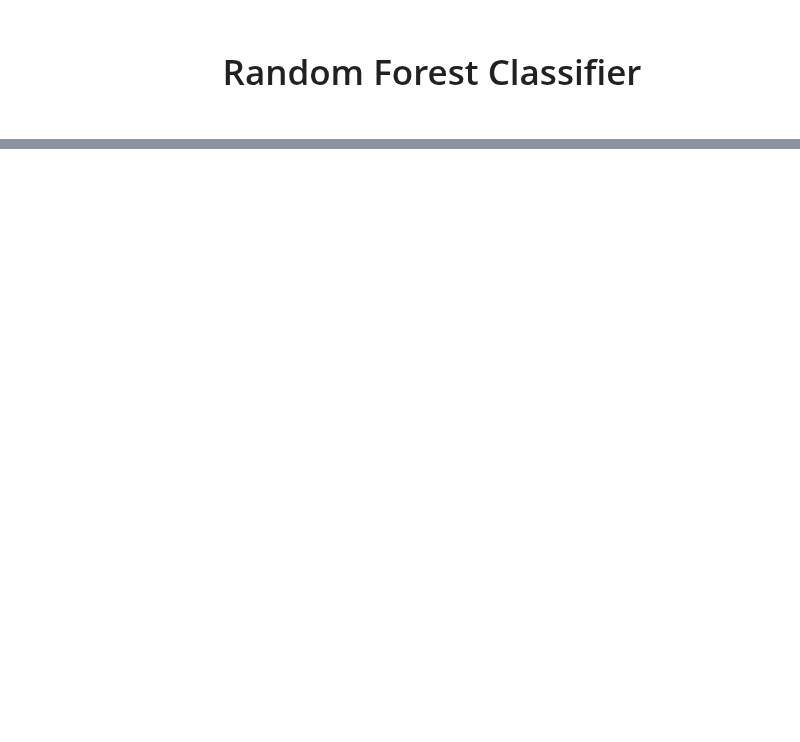
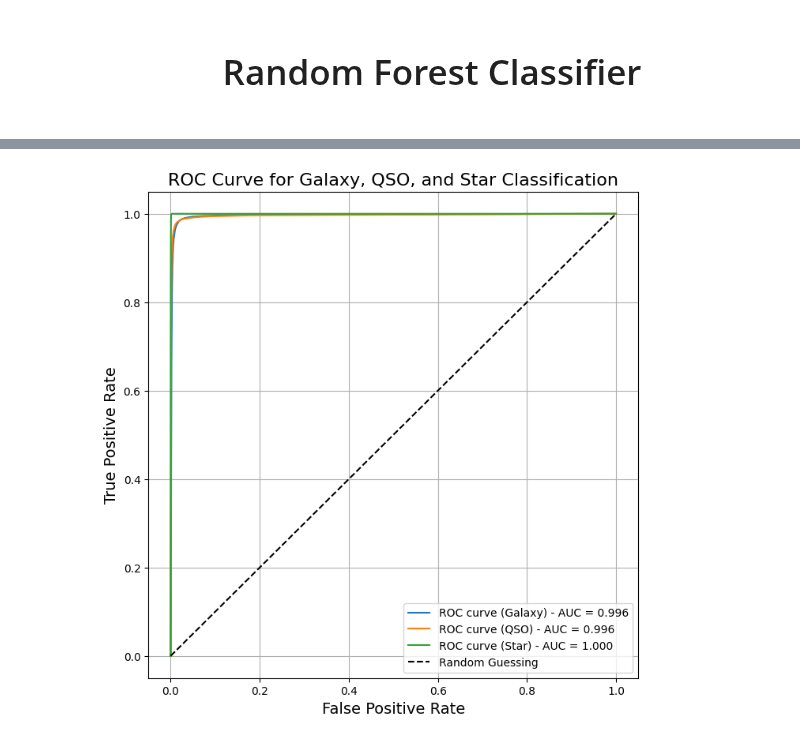
Before and after one commit to Mortti11/Deep_Learning, a Jupyter notebook: classification/RandomForest.ipynb, the cells around one changed output, grey strips where cells are left out. Saved outputs shown, nothing was run; the diff lists cells and outputs as text; code cells hidden in the pictures; blank space fills up the shorter version.

```diff
--- a/classification/RandomForest.ipynb
+++ b/classification/RandomForest.ipynb
@@ -161,0 +270,29 @@ print(accuracy)
+# %%
+# Get ROC Curve for Random Forest
+
+# Define the class labels
+classes = ['Galaxy', 'QSO', 'Star']
+
+# Plotting the ROC Curves
+plt.figure(figsize=(8, 8))
+
+# Plot the ROC curve for each class with the correct label
+for i in range(n_classes):
+    plt.plot(fpr[i], tpr[i], label=f"ROC curve ({classes[i]}) - AUC = {roc_auc[i]:.3f}")
+
+# Plot the random guessing line (diagonal)
+plt.plot([0, 1], [0, 1], 'k--', label="Random Guessing")
+
+# Add labels and title
+plt.xlabel('False Positive Rate', fontsize=14)
+plt.ylabel('True Positive Rate', fontsize=14)
+plt.title('ROC Curve for Galaxy, QSO, and Star Classification', fontsize=16)
+
+# Display the legend and grid for better readability
+plt.legend(loc="lower right")
+plt.grid(True)
+
+# Show the plot
+plt.show()
+# %% [output]
+[figure, added]
```
Also changed, not shown: parts of 15 cells of this notebook, 1 other file.
